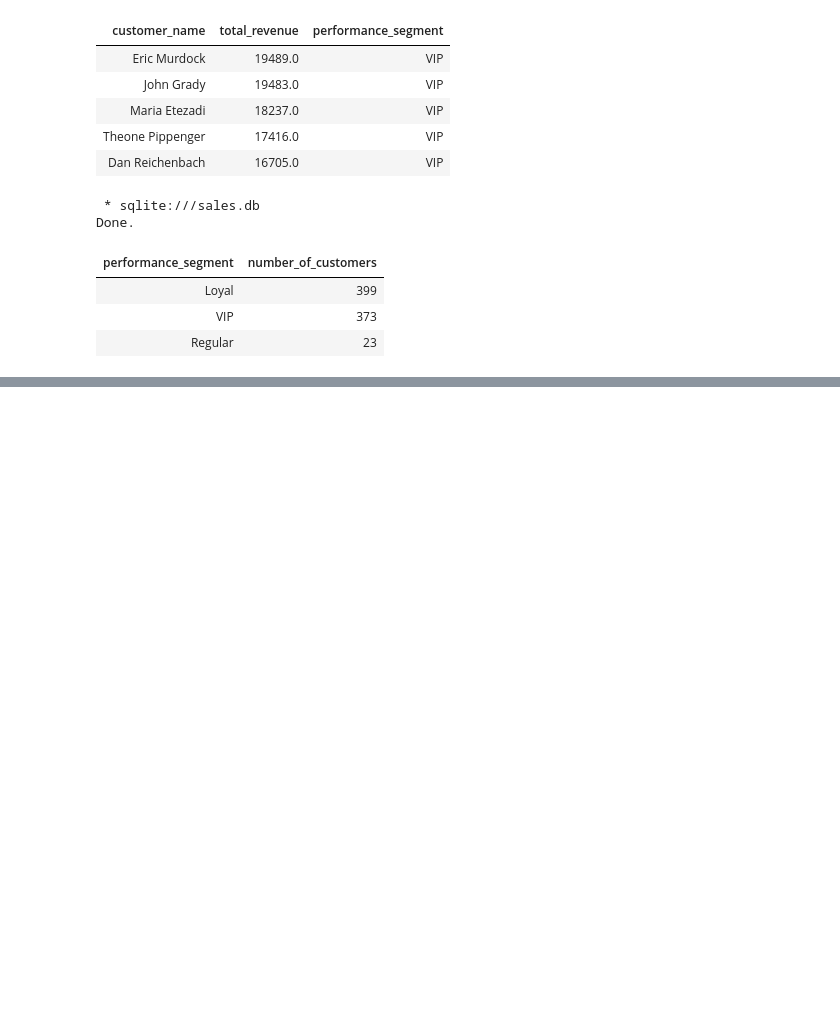
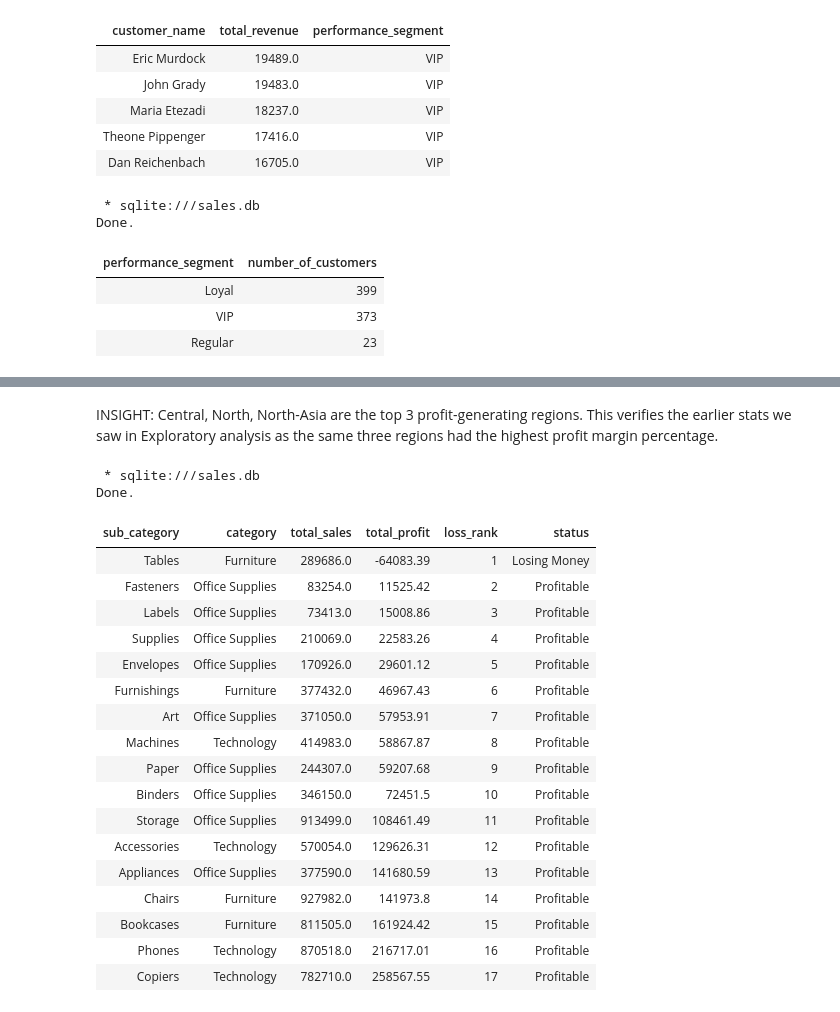
Before and after one commit to moztarib/data-analytics-sql, a Jupyter notebook: notebooks/00_load_data.ipynb, the cells around one changed output, grey strips where cells are left out. Saved outputs shown, nothing was run; the diff lists cells and outputs as text; code cells hidden in the pictures; blank space fills up the shorter version.

```diff
--- a/notebooks/00_load_data.ipynb
+++ b/notebooks/00_load_data.ipynb
@@ -709,0 +826,48 @@ Done.
+# %% [markdown]
+INSIGHT: Central, North, North-Asia are the top 3 profit-generating regions. This verifies the earlier stats we saw in Exploratory analysis as the same three regions had the highest profit margin percentage.
+# %%
+%%sql
+
+WITH sub_category_performance AS (
+    SELECT
+        p.sub_category,
+        p.category,
+        ROUND(SUM(f.sales), 2)  AS total_sales,
+        ROUND(SUM(f.profit), 2) AS total_profit
+    FROM fact_orders f
+    JOIN dim_products p ON f.product_id = p.product_id
+    GROUP BY p.sub_category, p.category
+)
+SELECT
+    sub_category,
+    category,
+    total_sales,
+    total_profit,
+    RANK() OVER (ORDER BY total_profit ASC) AS loss_rank,
+    CASE
+        WHEN total_profit < 0 THEN 'Losing Money'
+        ELSE 'Profitable'
+    END AS status
+FROM sub_category_performance
+ORDER BY total_profit ASC;
+# %% [output]
+ * sqlite:///sales.db
+Done.
+| sub_category | category | total_sales | total_profit | loss_rank | status |
+| Tables | Furniture | 289686.0 | -64083.39 | 1 | Losing Money |
+| Fasteners | Office Supplies | 83254.0 | 11525.42 | 2 | Profitable |
+| Labels | Office Supplies | 73413.0 | 15008.86 | 3 | Profitable |
+| Supplies | Office Supplies | 210069.0 | 22583.26 | 4 | Profitable |
+| Envelopes | Office Supplies | 170926.0 | 29601.12 | 5 | Profitable |
+| Furnishings | Furniture | 377432.0 | 46967.43 | 6 | Profitable |
+| Art | Office Supplies | 371050.0 | 57953.91 | 7 | Profitable |
+| Machines | Technology | 414983.0 | 58867.87 | 8 | Profitable |
+| Paper | Office Supplies | 244307.0 | 59207.68 | 9 | Profitable |
+| Binders | Office Supplies | 346150.0 | 72451.5 | 10 | Profitable |
+| Storage | Office Supplies | 913499.0 | 108461.49 | 11 | Profitable |
+| Accessories | Technology | 570054.0 | 129626.31 | 12 | Profitable |
+| Appliances | Office Supplies | 377590.0 | 141680.59 | 13 | Profitable |
+| Chairs | Furniture | 927982.0 | 141973.8 | 14 | Profitable |
+| Bookcases | Furniture | 811505.0 | 161924.42 | 15 | Profitable |
+| Phones | Technology | 870518.0 | 216717.01 | 16 | Profitable |
+| Copiers | Technology | 782710.0 | 258567.55 | 17 | Profitable |
```
Also changed, not shown: parts of 7 cells of this notebook, 1 other file.
